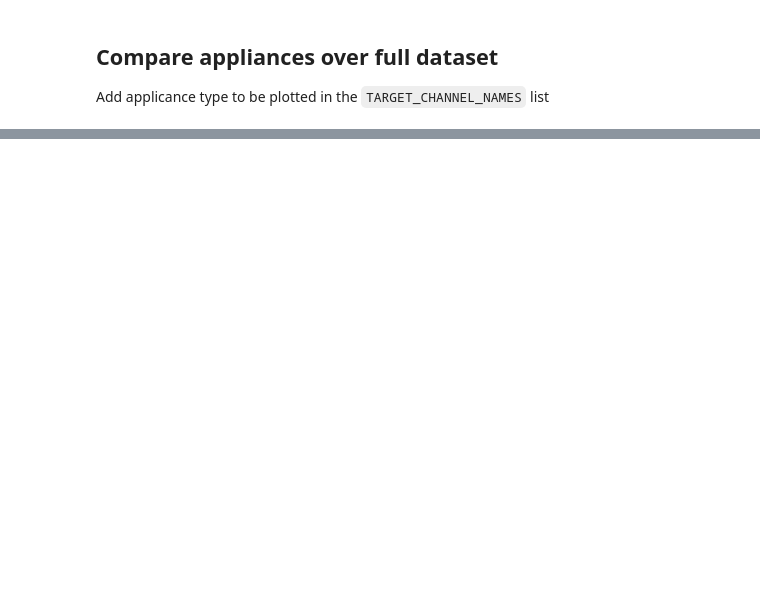
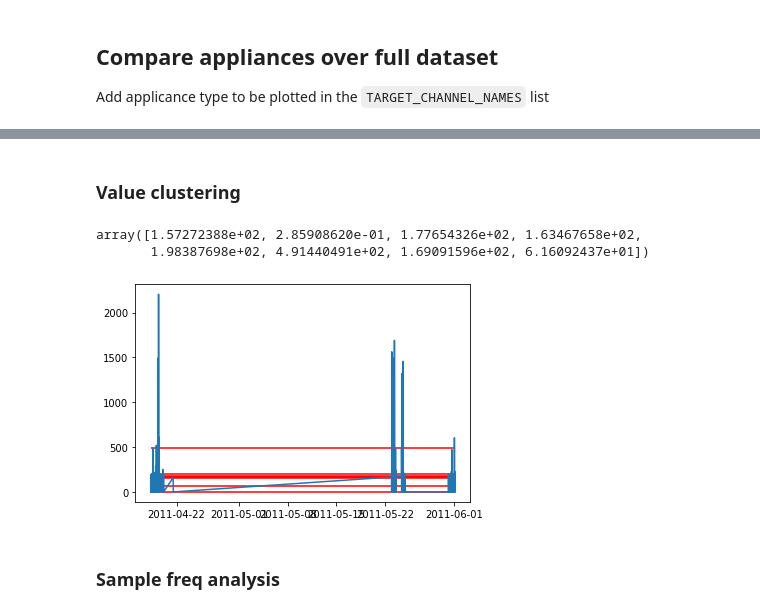
Before and after one commit to andredami/electrical-power-signature-extraction, a Jupyter notebook: REDD-exploration.ipynb, the cells around one changed output, grey strips where cells are left out. Drawn from its saved outputs; the diff is of its cells as text; code cells hidden in the pictures; blank space fills up the shorter version.

Commit message:
Clustering

```diff
--- a/REDD-exploration.ipynb
+++ b/REDD-exploration.ipynb
@@ -13,6 +11,3 @@ import datetime
-# %%
-plt.rcParams['figure.figsize'] = [20, 12]
-plt.rcParams['figure.dpi'] = 200
 # %% [markdown]
 ## Import dataset
 # %%
@@ -106,0 +109,19 @@ for (b, ts) in timeseries:
+# %% [markdown]
+### Value clustering
+# %%
+from scipy.cluster.vq import vq, kmeans, whiten
+
+N_CLUSTER = 10
+
+centroids, distortion = kmeans(channel.to_numpy(), N_CLUSTER)
+
+plt.plot(channel)
+plt.hlines(centroids, channel.index.min(), channel.index.max(), colors='r')
+
+centroids
+# %% [output]
+array([1.57272388e+02, 2.85908620e-01, 1.77654326e+02, 1.63467658e+02,
+       1.98387698e+02, 4.91440491e+02, 1.69091596e+02, 6.16092437e+01])
+[figure, added]
+# %% [markdown]
+### Sample freq analysis
```
Also changed, not shown: parts of 16 cells of this notebook.
